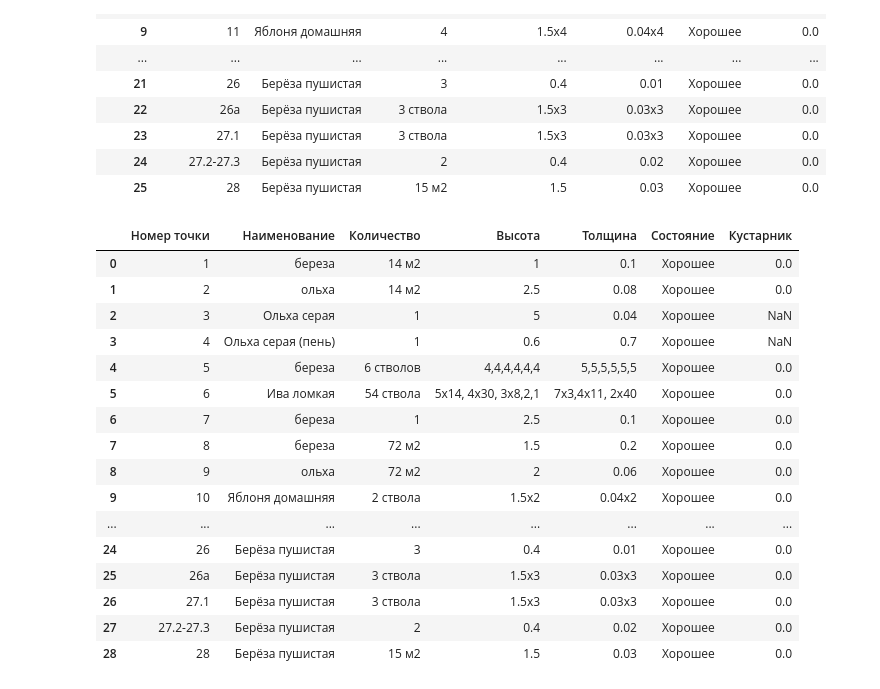
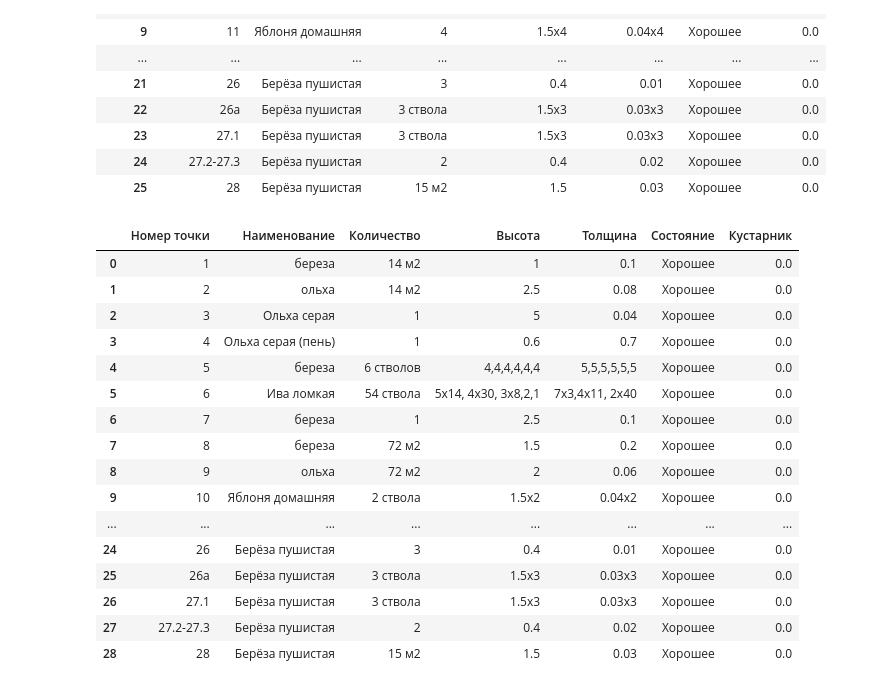
Before and after one commit to maxmyslivets/TaxationMaster, a Jupyter notebook: notebook_drafts/draft_get_taxation_orm_list.ipynb, the cells around one changed output. Drawn from its saved outputs; the diff is of its cells as text; code cells hidden in the pictures.

```diff
--- a/notebook_drafts/draft_get_taxation_orm_list.ipynb
+++ b/notebook_drafts/draft_get_taxation_orm_list.ipynb
@@ -57,36 +57,37 @@ def orm_from_taxation_list_item(series: pd.Series) -> list[dict]:
             series_data = []
             for idx in range(len(split_numbers)):
                 if "пень" not in series['Наименование'].lower():
                     is_stump = Parser.identification_stump(split_height[idx], split_diameter[idx], bool(series['Кустарник']))
                     name = series['Наименование']+" (пень)" if is_stump else series['Наименование']
                 else:
                     name = series['Наименование']
                 series_data.append({
                     'Номер точки': split_numbers[idx],
                     'Наименование': name,
                     'Количество': 1,
                     'Высота': split_height[idx],
                     'Толщина': split_diameter[idx],
-                    'Состояние': split_quality[idx]
+                    'Состояние': split_quality[idx],
+                    'Кустарник': series['Кустарник']
                 })
             return series_data
     else:
         return [series.to_dict()]
 
 taxation_list_orm = []
 for _, series in taxation_list_df.iterrows():
     # if series.to_dict()['Номер точки'] == '3,4':
     taxation_list_orm.extend(orm_from_taxation_list_item(series))
 
 taxation_list_orm_df = pd.DataFrame(taxation_list_orm)
 
 taxation_list_orm_df
 # %% [output]
 |  | Номер точки | Наименование | Количество | Высота | Толщина | Состояние | Кустарник |
 | 0 | 1 | береза | 14 м2 | 1 | 0.1 | Хорошее | 0.0 |
 | 1 | 2 | ольха | 14 м2 | 2.5 | 0.08 | Хорошее | 0.0 |
-| 2 | 3 | Ольха серая | 1 | 5 | 0.04 | Хорошее | NaN |
-| 3 | 4 | Ольха серая (пень) | 1 | 0.6 | 0.7 | Хорошее | NaN |
+| 2 | 3 | Ольха серая | 1 | 5 | 0.04 | Хорошее | 0.0 |
+| 3 | 4 | Ольха серая (пень) | 1 | 0.6 | 0.7 | Хорошее | 0.0 |
 | 4 | 5 | береза | 6 стволов | 4,4,4,4,4,4 | 5,5,5,5,5,5 | Хорошее | 0.0 |
 | 5 | 6 | Ива ломкая | 54 ствола | 5х14, 4х30, 3х8,2,1 | 7х3,4х11, 2х40 | Хорошее | 0.0 |
 | 6 | 7 | береза | 1 | 2.5 | 0.1 | Хорошее | 0.0 |
```
Also changed, not shown: parts of 3 cells of this notebook, 3 other files.
